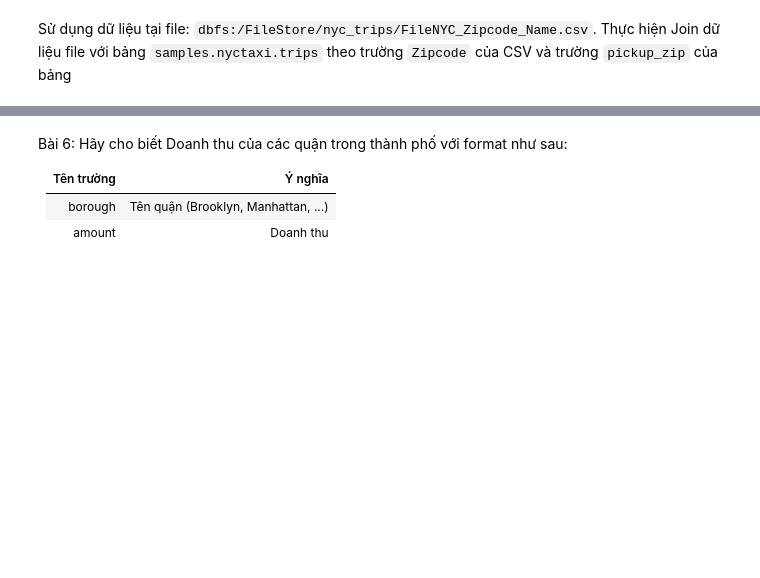
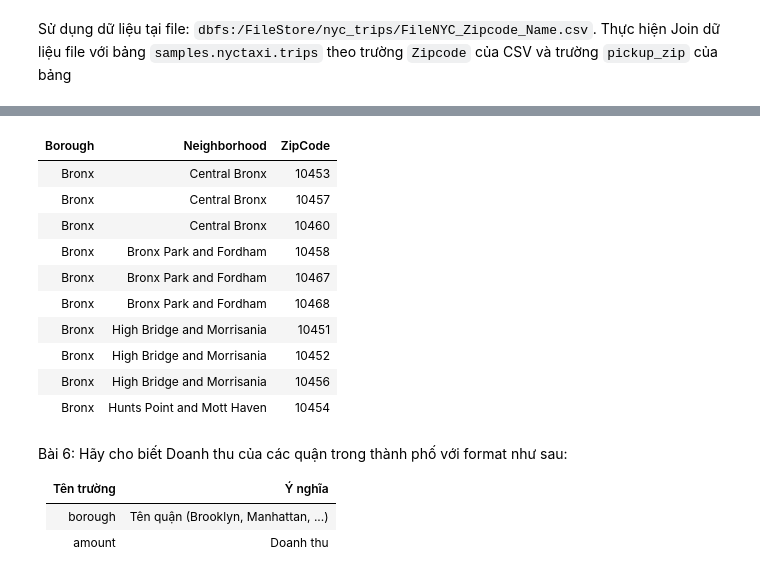
Before and after one commit to LeeAnh836/spark-data-processing, a Jupyter notebook: TH5_Spark_Dataframe.ipynb, the cells around one changed output, grey strips where cells are left out. Saved outputs shown, nothing was run; the diff lists cells and outputs as text; code cells hidden in the pictures; blank space fills up the shorter version.

```diff
--- a/TH5_Spark_Dataframe.ipynb
+++ b/TH5_Spark_Dataframe.ipynb
@@ -68,3 +145,17 @@ val zip_name = spark.read.csv("dbfs:/FileStore/nyc_trips/FileNYC_Zipcode_Name.cs
+# %%
+display(zip_name.limit(10))
+# %% [output]
+| Borough | Neighborhood | ZipCode |
+| Bronx | Central Bronx | 10453 |
+| Bronx | Central Bronx | 10457 |
+| Bronx | Central Bronx | 10460 |
+| Bronx | Bronx Park and Fordham | 10458 |
+| Bronx | Bronx Park and Fordham | 10467 |
+| Bronx | Bronx Park and Fordham | 10468 |
+| Bronx | High Bridge and Morrisania | 10451 |
+| Bronx | High Bridge and Morrisania | 10452 |
+| Bronx | High Bridge and Morrisania | 10456 |
+| Bronx | Hunts Point and Mott Haven | 10454 |
 # %% [markdown]
 Bài 6: Hãy cho biết Doanh thu của các quận trong thành phố với format như sau:
 
```
Also changed, not shown: parts of 17 cells of this notebook.
